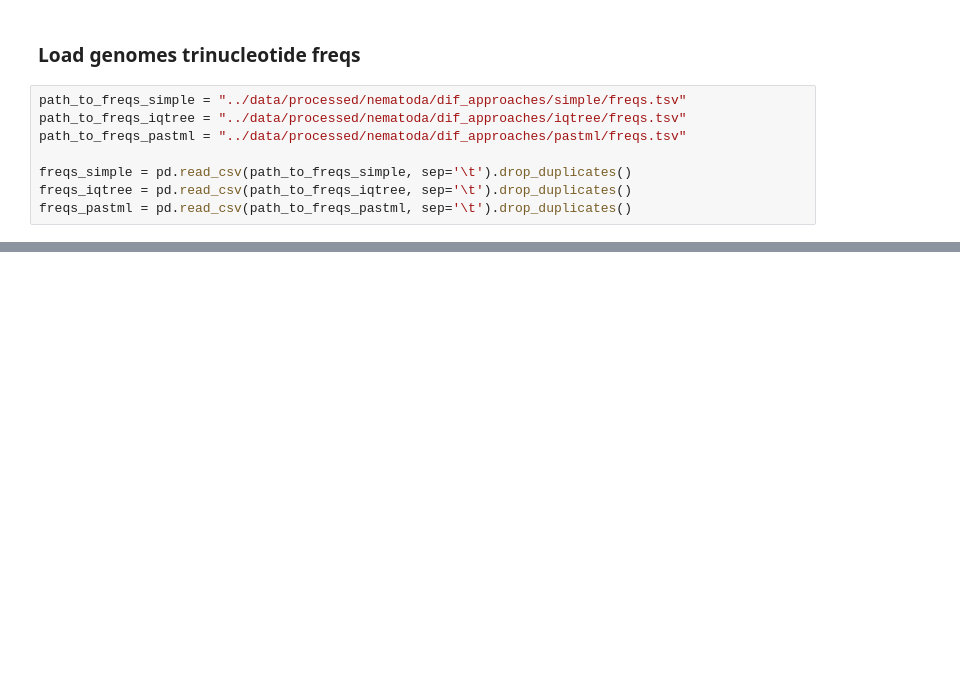
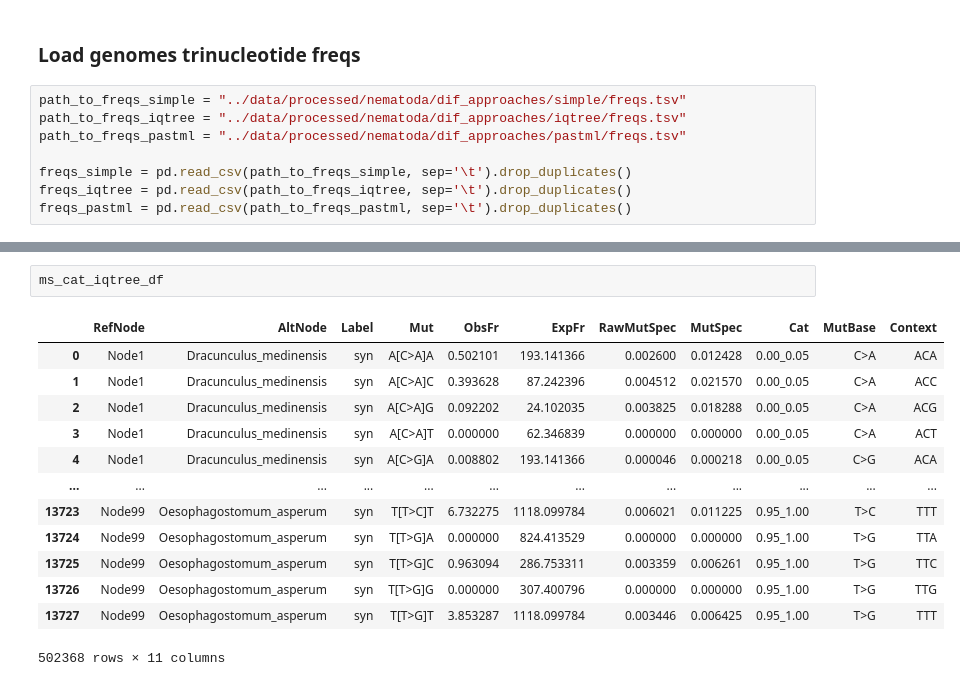
Before and after one commit to mitoclub/PyMutSpec, a Jupyter notebook: notebooks/pastml_report.ipynb, the cells around one changed output, grey strips where cells are left out. Cells and saved outputs as stored; diff of their text form; blank space fills up the shorter version.

```diff
--- a/notebooks/pastml_report.ipynb
+++ b/notebooks/pastml_report.ipynb
@@ -492,0 +544,16 @@ Type:      function
+# %%
+ms_cat_iqtree_df
+# %% [output]
+|  | RefNode | AltNode | Label | Mut | ObsFr | ExpFr | RawMutSpec | MutSpec | Cat | MutBase | Context |
+| 0 | Node1 | Dracunculus_medinensis | syn | A[C>A]A | 0.502101 | 193.141366 | 0.002600 | 0.012428 | 0.00_0.05 | C>A | ACA |
+| 1 | Node1 | Dracunculus_medinensis | syn | A[C>A]C | 0.393628 | 87.242396 | 0.004512 | 0.021570 | 0.00_0.05 | C>A | ACC |
+| 2 | Node1 | Dracunculus_medinensis | syn | A[C>A]G | 0.092202 | 24.102035 | 0.003825 | 0.018288 | 0.00_0.05 | C>A | ACG |
+| 3 | Node1 | Dracunculus_medinensis | syn | A[C>A]T | 0.000000 | 62.346839 | 0.000000 | 0.000000 | 0.00_0.05 | C>A | ACT |
+| 4 | Node1 | Dracunculus_medinensis | syn | A[C>G]A | 0.008802 | 193.141366 | 0.000046 | 0.000218 | 0.00_0.05 | C>G | ACA |
+| ... | ... | ... | ... | ... | ... | ... | ... | ... | ... | ... | ... |
+| 13723 | Node99 | Oesophagostomum_asperum | syn | T[T>C]T | 6.732275 | 1118.099784 | 0.006021 | 0.011225 | 0.95_1.00 | T>C | TTT |
+| 13724 | Node99 | Oesophagostomum_asperum | syn | T[T>G]A | 0.000000 | 824.413529 | 0.000000 | 0.000000 | 0.95_1.00 | T>G | TTA |
+| 13725 | Node99 | Oesophagostomum_asperum | syn | T[T>G]C | 0.963094 | 286.753311 | 0.003359 | 0.006261 | 0.95_1.00 | T>G | TTC |
+| 13726 | Node99 | Oesophagostomum_asperum | syn | T[T>G]G | 0.000000 | 307.400796 | 0.000000 | 0.000000 | 0.95_1.00 | T>G | TTG |
+| 13727 | Node99 | Oesophagostomum_asperum | syn | T[T>G]T | 3.853287 | 1118.099784 | 0.003446 | 0.006425 | 0.95_1.00 | T>G | TTT |
+502368 rows × 11 columns
```
Also changed, not shown: parts of 31 cells of this notebook.
